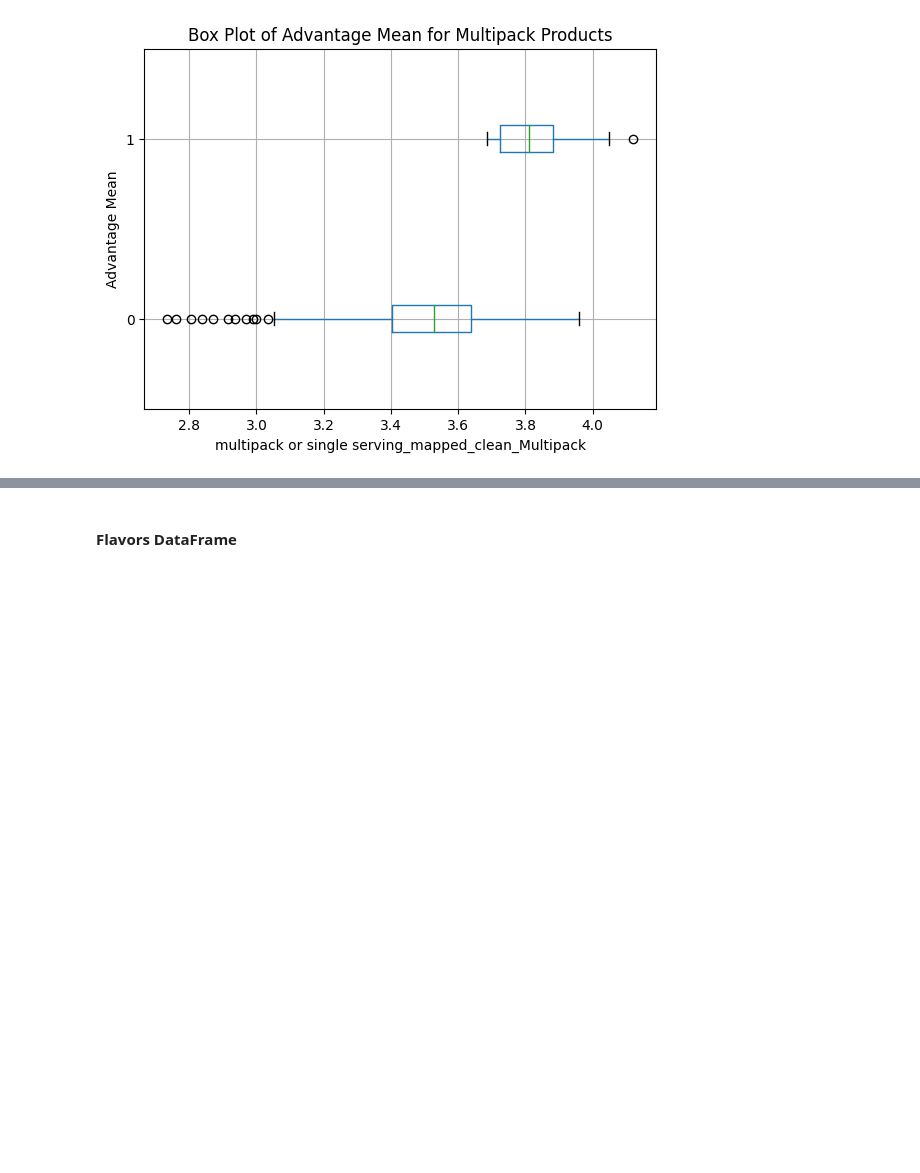
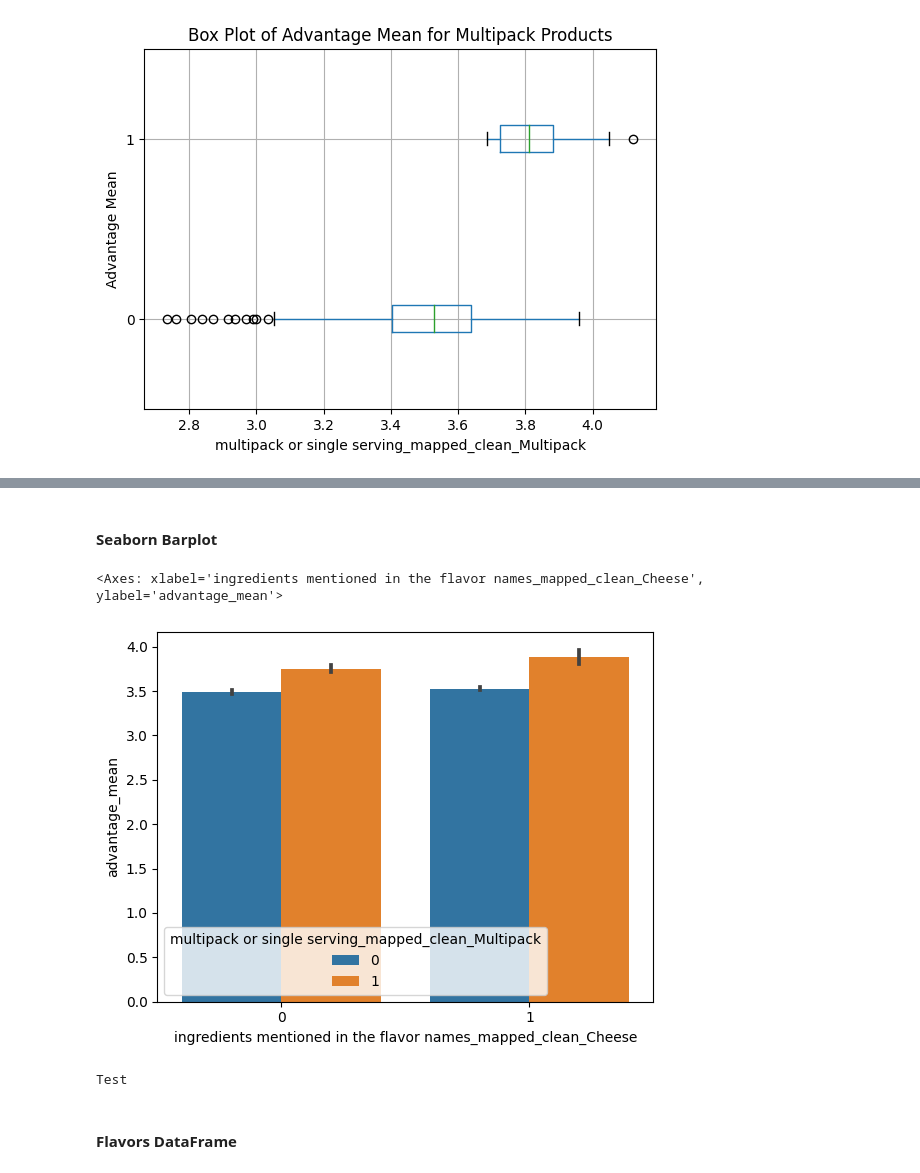
Before and after one commit to kjucaitis/concepttagging, a Jupyter notebook: i_data_exploration.ipynb, the cells around one changed output, grey strips where cells are left out. Drawn from its saved outputs; the diff is of its cells as text; code cells hidden in the pictures; blank space fills up the shorter version.

```diff
--- a/i_data_exploration.ipynb
+++ b/i_data_exploration.ipynb
@@ -255,3 +263,17 @@ plt.show()
+# %% [markdown]
+#### Seaborn Barplot
+# %%
+import seaborn as sns
+
+sns.barplot(data=tags_slice, x='ingredients mentioned in the flavor names_mapped_clean_Cheese', y="advantage_mean", hue="multipack or single serving_mapped_clean_Multipack")
+# %% [output]
+<Axes: xlabel='ingredients mentioned in the flavor names_mapped_clean_Cheese', ylabel='advantage_mean'>
+[figure, added]
+# %%
+#sns.pairplot(tags_slice, kind="kde")
+print("Test")
+# %% [output]
+Test
 # %% [markdown]
 #### Flavors DataFrame
 # %%
```
Also changed, not shown: parts of 12 cells of this notebook.
